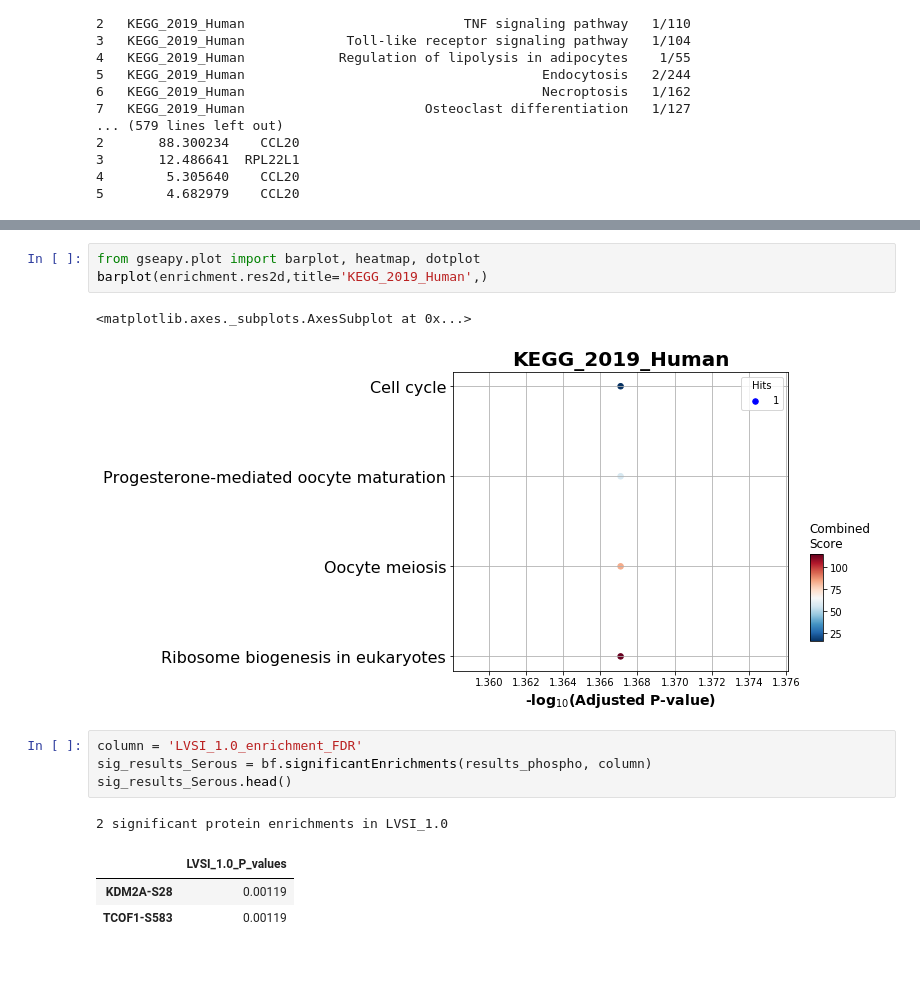
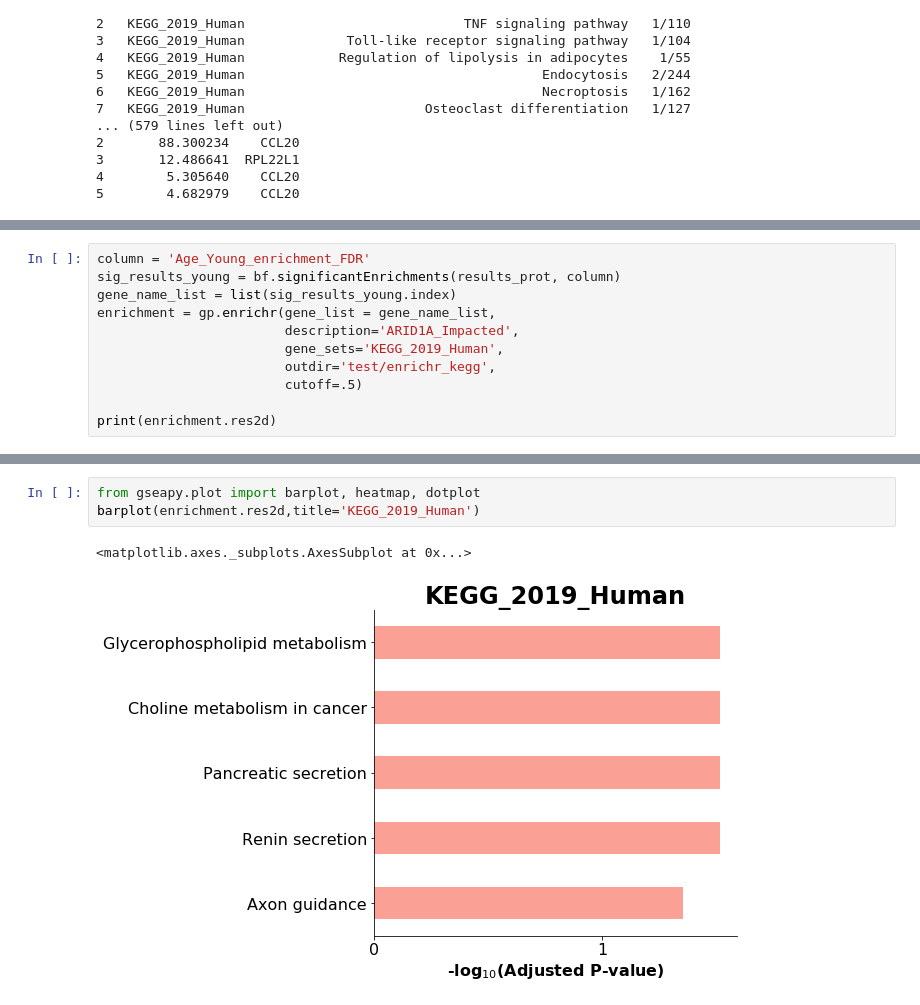
Before and after one commit to PayneLab/WhenMutationsMatter, a Jupyter notebook: Daniel/Black_Sheep_Cookbook_Exploration.ipynb, the cells around one changed output, grey strips where cells are left out. Drawn from its saved outputs; the diff is of its cells as text; blank space fills up the shorter version.

Commit message:
fixed bug with gseapy, experimented with other plots

```diff
--- a/Daniel/Black_Sheep_Cookbook_Exploration.ipynb
+++ b/Daniel/Black_Sheep_Cookbook_Exploration.ipynb
@@ -380,0 +401,11 @@ gp.get_library_name()
+# %%
+column = 'Age_Young_enrichment_FDR'
+sig_results_young = bf.significantEnrichments(results_prot, column)
+gene_name_list = list(sig_results_young.index)
+enrichment = gp.enrichr(gene_list = gene_name_list,
+                        description='ARID1A_Impacted',
+                        gene_sets='KEGG_2019_Human',
+                        outdir='test/enrichr_kegg',
+                        cutoff=.5)
+
+print(enrichment.res2d)
@@ -381,15 +430,6 @@ gp.get_library_name()
 # %%
 from gseapy.plot import barplot, heatmap, dotplot
-barplot(enrichment.res2d,title='KEGG_2019_Human',)
+barplot(enrichment.res2d,title='KEGG_2019_Human')
 # %% [output]
 <matplotlib.axes._subplots.AxesSubplot at 0x...>
-[figure, old version]
+[figure, new version]
-# %%
-column = 'LVSI_1.0_enrichment_FDR'
-sig_results_Serous = bf.significantEnrichments(results_phospho, column)
-sig_results_Serous.head()
-# %% [output]
-2 significant protein enrichments in LVSI_1.0
-|  | LVSI_1.0_P_values |
-| KDM2A-S28 | 0.00119 |
-| TCOF1-S583 | 0.00119 |
```
Also changed, not shown: parts of 9 cells of this notebook, 3 other files.
